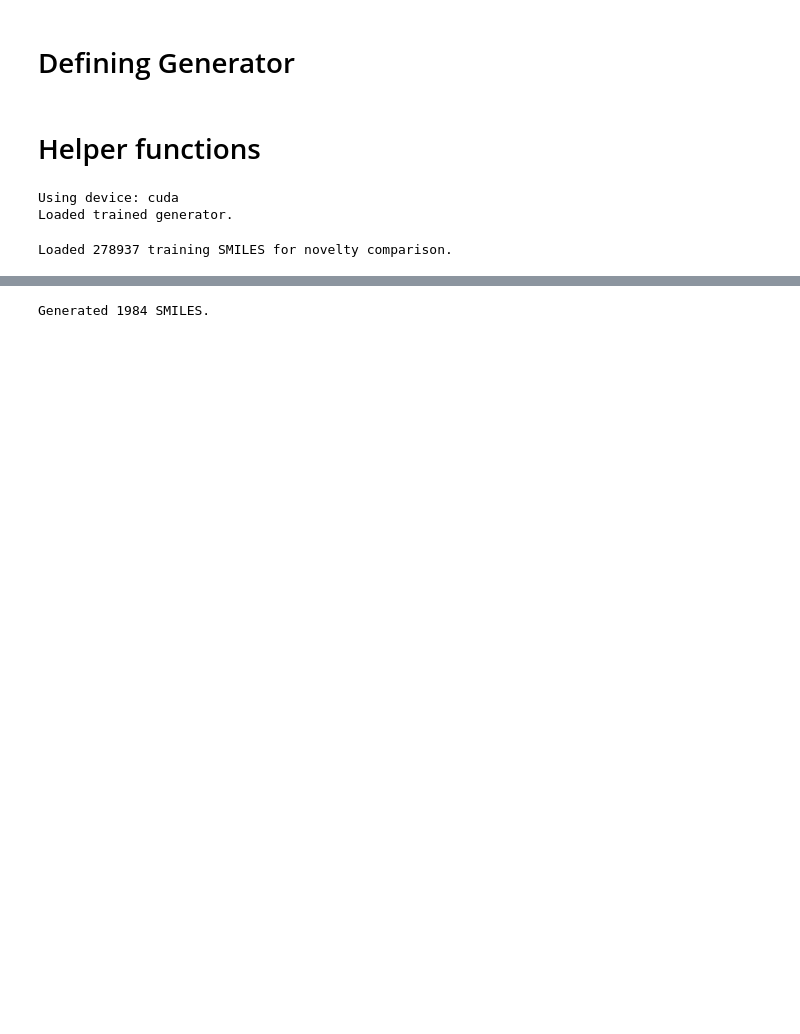
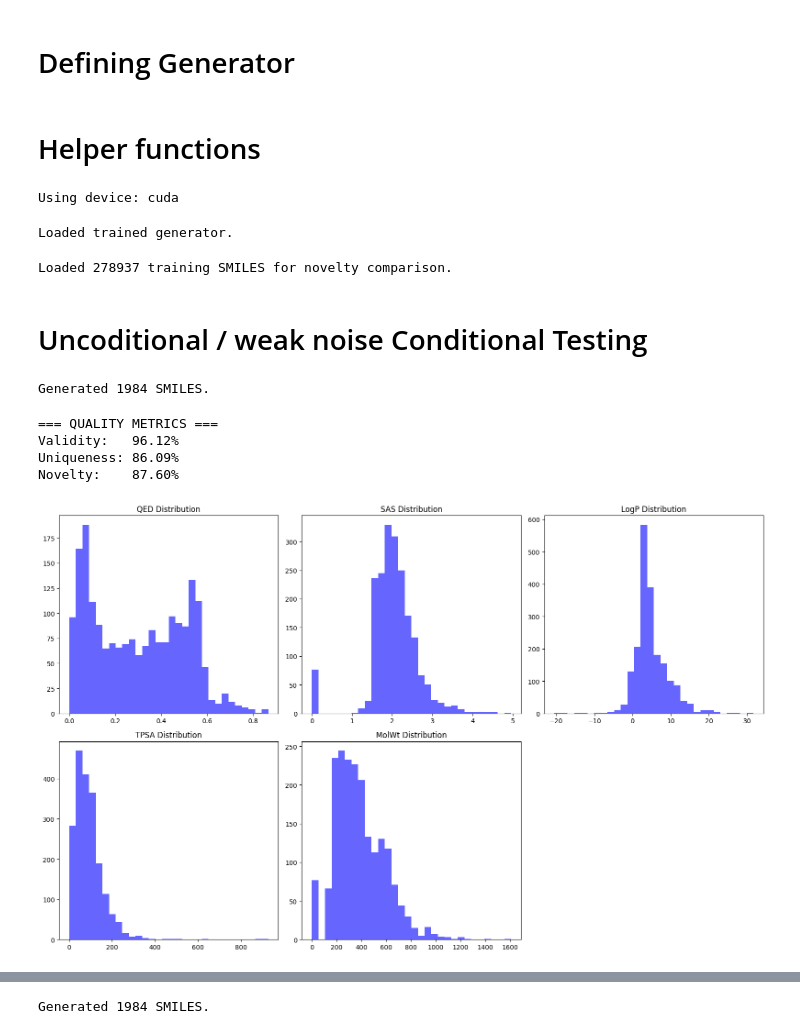
Before and after one commit to dhanushpachabhatla/conditional-molecule-generation-using-Transformer-GAN-with-RL, a Jupyter notebook: notebooks/07_sampling_evaluation.ipynb, the cells around one changed output, grey strips where cells are left out. Saved outputs shown, nothing was run; the diff lists cells and outputs as text; code cells hidden in the pictures; blank space fills up the shorter version.

```diff
--- a/notebooks/07_sampling_evaluation.ipynb
+++ b/notebooks/07_sampling_evaluation.ipynb
@@ -181,7 +185,7 @@ DROPOUT = 0.1
 
 device = torch.device("cuda" if torch.cuda.is_available() else "cpu")
 print(f"Using device: {device}")
-L
+
 generator = Generator(
     vocab_size=VOCAB_SIZE, prop_dim=PROP_DIM, d_model=D_MODEL, nhead=N_HEAD,
     num_layers=NUM_LAYERS, max_len=MAX_LEN, dropout=DROPOUT
@@ -193,7 +197,7 @@ generator.eval()
 print("Loaded trained generator.")
 # %% [output]
 Using device: cuda
-Loaded trained generator.
+Loaded trained generator.
 # %%
 
 train_df = pd.read_csv("../data/processed_5l/train_properties.csv")
@@ -206,3 +212,55 @@ else:
 print(f"Loaded {len(train_smiles)} training SMILES for novelty comparison.")
 # %% [output]
 Loaded 278937 training SMILES for novelty comparison.
+# %% [markdown]
+# Uncoditional / weak noise Conditional Testing
+# %%
+# SAMPLE MOLECULES
+
+N_SAMPLES = 2000
+BATCH = 32
+# zeros = torch.zeros((BATCH, 5)).to(device)   # remove conditioning
+all_smiles = []
+
+for _ in tqdm(range(N_SAMPLES // BATCH), desc="Sampling"):
+    rand_props = torch.rand((BATCH, 5)).to(device) * 0.1
+    seqs = sample_generator(generator, rand_props, (token_to_idx, idx_to_token), max_len=MAX_LEN)
+    smiles = decode_smiles(seqs, idx_to_token)
+    all_smiles.extend(smiles)
+
+print("Generated", len(all_smiles), "SMILES.")
+# %% [output]
+Generated 1984 SMILES.
+# %%
+# Compute validity, uniqueness, novelty
+props_np, valid_arr, mols = compute_properties(all_smiles)
+
+validity = valid_arr.mean()
+unique_smiles = len(set(all_smiles))
+uniqueness = unique_smiles / len(all_smiles)
+
+novel_smiles = [s for s in all_smiles if s not in train_smiles]
+novelty = len(novel_smiles) / len(all_smiles)
+
+print("\n=== QUALITY METRICS ===")
+print(f"Validity:   {validity*100:.2f}%")
+print(f"Uniqueness: {uniqueness*100:.2f}%")
+print(f"Novelty:    {novelty*100:.2f}%")
+# %% [output]
+=== QUALITY METRICS ===
+Validity:   96.12%
+Uniqueness: 86.09%
+Novelty:    87.60%
+# %%
+# Plot property distributions
+prop_names = ["QED", "SAS", "LogP", "TPSA", "MolWt"]
+
+plt.figure(figsize=(16,10))
+for i in range(5):
+    plt.subplot(2,3,i+1)
+    plt.hist(props_np[:,i], bins=30, color="blue", alpha=0.6)
+    plt.title(f"{prop_names[i]} Distribution")
+plt.tight_layout()
+plt.show()
+# %% [output]
+[figure, added]
```
Also changed, not shown: parts of 29 cells of this notebook.
